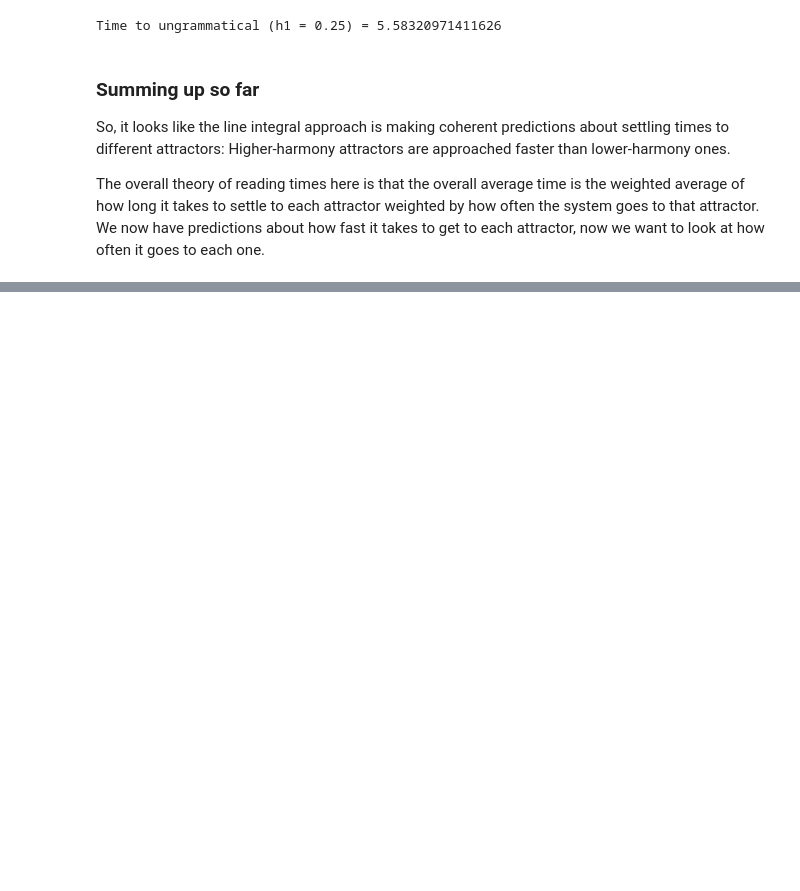
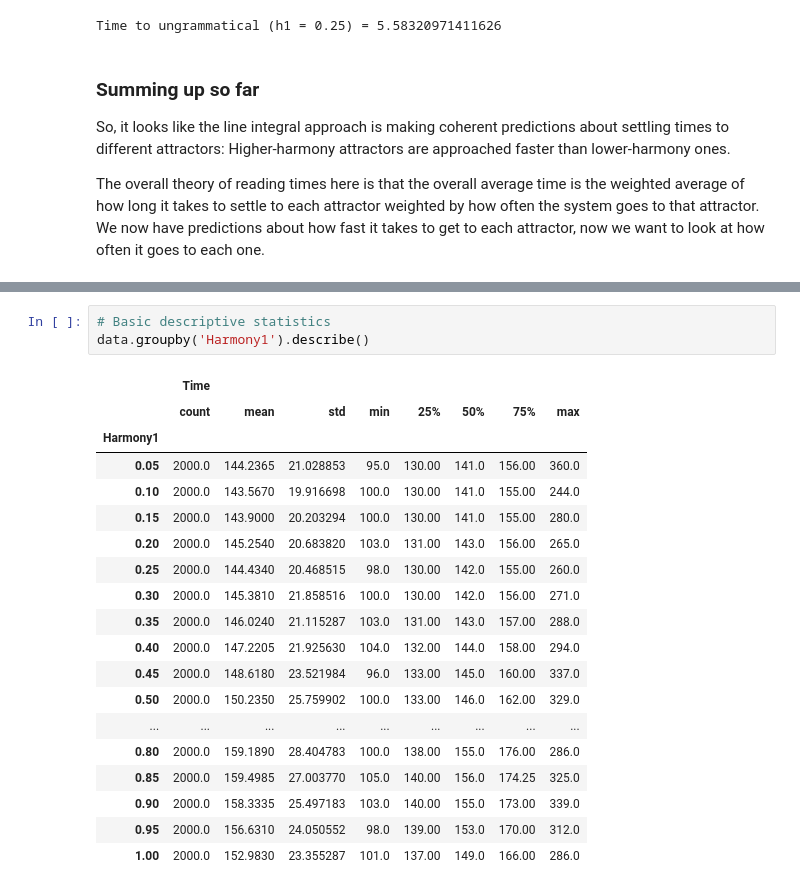
Before and after one commit to garrett-m-smith/SOParser, a Jupyter notebook: Testing/ICCM00.ipynb, the cells around one changed output, grey strips where cells are left out. Drawn from its saved outputs; the diff is of its cells as text; blank space fills up the shorter version.

```diff
--- a/Testing/ICCM00.ipynb
+++ b/Testing/ICCM00.ipynb
@@ -134,0 +258,23 @@ The overall theory of reading times here is that the overall average time is the
+# %%
+# Basic descriptive statistics
+data.groupby('Harmony1').describe()
+# %% [output]
+|  | Time |  |  |  |  |  |  |  |
+|  | count | mean | std | min | 25% | 50% | 75% | max |
+| Harmony1 |  |  |  |  |  |  |  |  |
+| 0.05 | 2000.0 | 144.2365 | 21.028853 | 95.0 | 130.00 | 141.0 | 156.00 | 360.0 |
+| 0.10 | 2000.0 | 143.5670 | 19.916698 | 100.0 | 130.00 | 141.0 | 155.00 | 244.0 |
+| 0.15 | 2000.0 | 143.9000 | 20.203294 | 100.0 | 130.00 | 141.0 | 155.00 | 280.0 |
+| 0.20 | 2000.0 | 145.2540 | 20.683820 | 103.0 | 131.00 | 143.0 | 156.00 | 265.0 |
+| 0.25 | 2000.0 | 144.4340 | 20.468515 | 98.0 | 130.00 | 142.0 | 155.00 | 260.0 |
+| 0.30 | 2000.0 | 145.3810 | 21.858516 | 100.0 | 130.00 | 142.0 | 156.00 | 271.0 |
+| 0.35 | 2000.0 | 146.0240 | 21.115287 | 103.0 | 131.00 | 143.0 | 157.00 | 288.0 |
+| 0.40 | 2000.0 | 147.2205 | 21.925630 | 104.0 | 132.00 | 144.0 | 158.00 | 294.0 |
+| 0.45 | 2000.0 | 148.6180 | 23.521984 | 96.0 | 133.00 | 145.0 | 160.00 | 337.0 |
+| 0.50 | 2000.0 | 150.2350 | 25.759902 | 100.0 | 133.00 | 146.0 | 162.00 | 329.0 |
+| ... | ... | ... | ... | ... | ... | ... | ... | ... |
+| 0.80 | 2000.0 | 159.1890 | 28.404783 | 100.0 | 138.00 | 155.0 | 176.00 | 286.0 |
+| 0.85 | 2000.0 | 159.4985 | 27.003770 | 105.0 | 140.00 | 156.0 | 174.25 | 325.0 |
+| 0.90 | 2000.0 | 158.3335 | 25.497183 | 103.0 | 140.00 | 155.0 | 173.00 | 339.0 |
+| 0.95 | 2000.0 | 156.6310 | 24.050552 | 98.0 | 139.00 | 153.0 | 170.00 | 312.0 |
+| 1.00 | 2000.0 | 152.9830 | 23.355287 | 101.0 | 137.00 | 149.0 | 166.00 | 286.0 |
```
Also changed, not shown: parts of 11 cells of this notebook.
